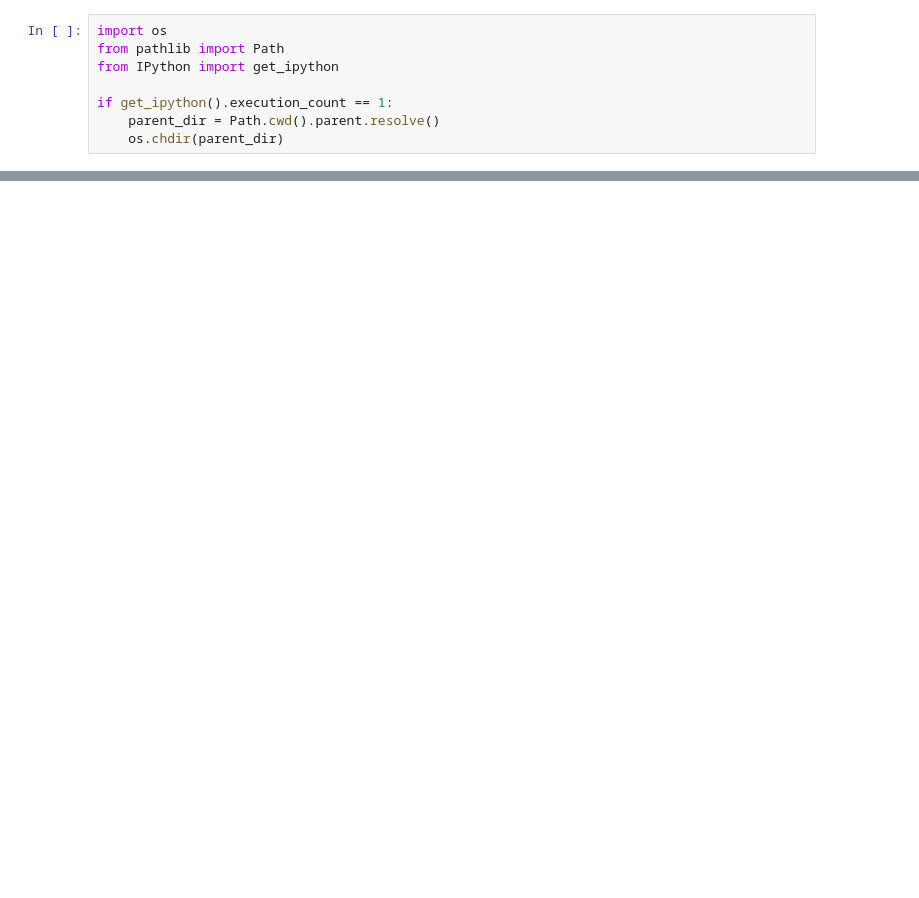
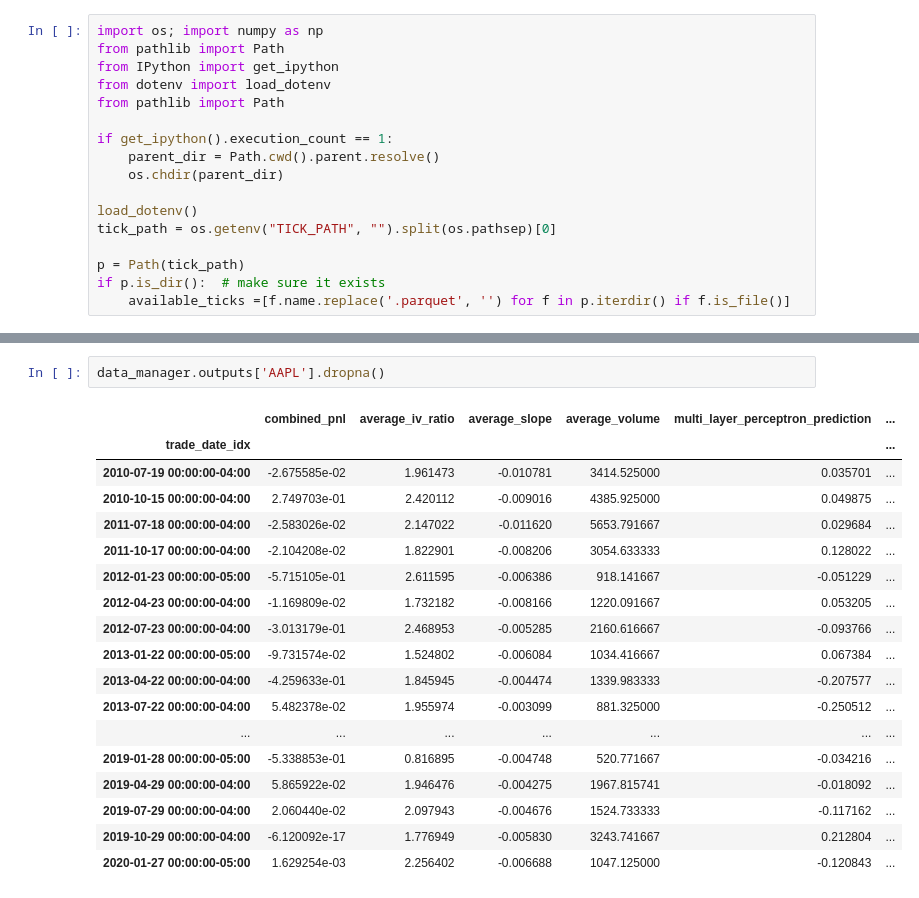
Before and after one commit to cja119/options_wizard, a Jupyter notebook: notebooks/.ipynb, the cells around one changed output, grey strips where cells are left out. Cells and saved outputs as stored; diff of their text form; blank space fills up the shorter version.

```diff
--- a/notebooks/.ipynb
+++ b/notebooks/.ipynb
@@ -1,11 +1,20 @@
 # %%
-import os
+import os; import numpy as np
 from pathlib import Path
 from IPython import get_ipython
+from dotenv import load_dotenv
+from pathlib import Path
 
 if get_ipython().execution_count == 1:
     parent_dir = Path.cwd().parent.resolve()
     os.chdir(parent_dir)
+
+load_dotenv()
+tick_path = os.getenv("TICK_PATH", "").split(os.pathsep)[0]
+
+p = Path(tick_path)
+if p.is_dir():  # make sure it exists
+    available_ticks =[f.name.replace('.parquet', '') for f in p.iterdir() if f.is_file()]
 # %%
 from src.data.manager import *
 from src.data.transform import *
@@ -131,0 +178,21 @@ data_manager.outputs['AAPL']
+# %%
+data_manager.outputs['AAPL'].dropna()
+# %% [output]
+|  | combined_pnl | average_iv_ratio | average_slope | average_volume | multi_layer_perceptron_prediction | ... |
+| trade_date_idx |  |  |  |  |  | ... |
+| 2010-07-19 00:00:00-04:00 | -2.675585e-02 | 1.961473 | -0.010781 | 3414.525000 | 0.035701 | ... |
+| 2010-10-15 00:00:00-04:00 | 2.749703e-01 | 2.420112 | -0.009016 | 4385.925000 | 0.049875 | ... |
+| 2011-07-18 00:00:00-04:00 | -2.583026e-02 | 2.147022 | -0.011620 | 5653.791667 | 0.029684 | ... |
+| 2011-10-17 00:00:00-04:00 | -2.104208e-02 | 1.822901 | -0.008206 | 3054.633333 | 0.128022 | ... |
+| 2012-01-23 00:00:00-05:00 | -5.715105e-01 | 2.611595 | -0.006386 | 918.141667 | -0.051229 | ... |
+| 2012-04-23 00:00:00-04:00 | -1.169809e-02 | 1.732182 | -0.008166 | 1220.091667 | 0.053205 | ... |
+| 2012-07-23 00:00:00-04:00 | -3.013179e-01 | 2.468953 | -0.005285 | 2160.616667 | -0.093766 | ... |
+| 2013-01-22 00:00:00-05:00 | -9.731574e-02 | 1.524802 | -0.006084 | 1034.416667 | 0.067384 | ... |
+| 2013-04-22 00:00:00-04:00 | -4.259633e-01 | 1.845945 | -0.004474 | 1339.983333 | -0.207577 | ... |
+| 2013-07-22 00:00:00-04:00 | 5.482378e-02 | 1.955974 | -0.003099 | 881.325000 | -0.250512 | ... |
+| ... | ... | ... | ... | ... | ... | ... |
+| 2019-01-28 00:00:00-05:00 | -5.338853e-01 | 0.816895 | -0.004748 | 520.771667 | -0.034216 | ... |
+| 2019-04-29 00:00:00-04:00 | 5.865922e-02 | 1.946476 | -0.004275 | 1967.815741 | -0.018092 | ... |
+| 2019-07-29 00:00:00-04:00 | 2.060440e-02 | 2.097943 | -0.004676 | 1524.733333 | -0.117162 | ... |
+| 2019-10-29 00:00:00-04:00 | -6.120092e-17 | 1.776949 | -0.005830 | 3243.741667 | 0.212804 | ... |
+| 2020-01-27 00:00:00-05:00 | 1.629254e-03 | 2.256402 | -0.006688 | 1047.125000 | -0.120843 | ... |
```
Also changed, not shown: parts of 5 cells of this notebook, 9 other files.
